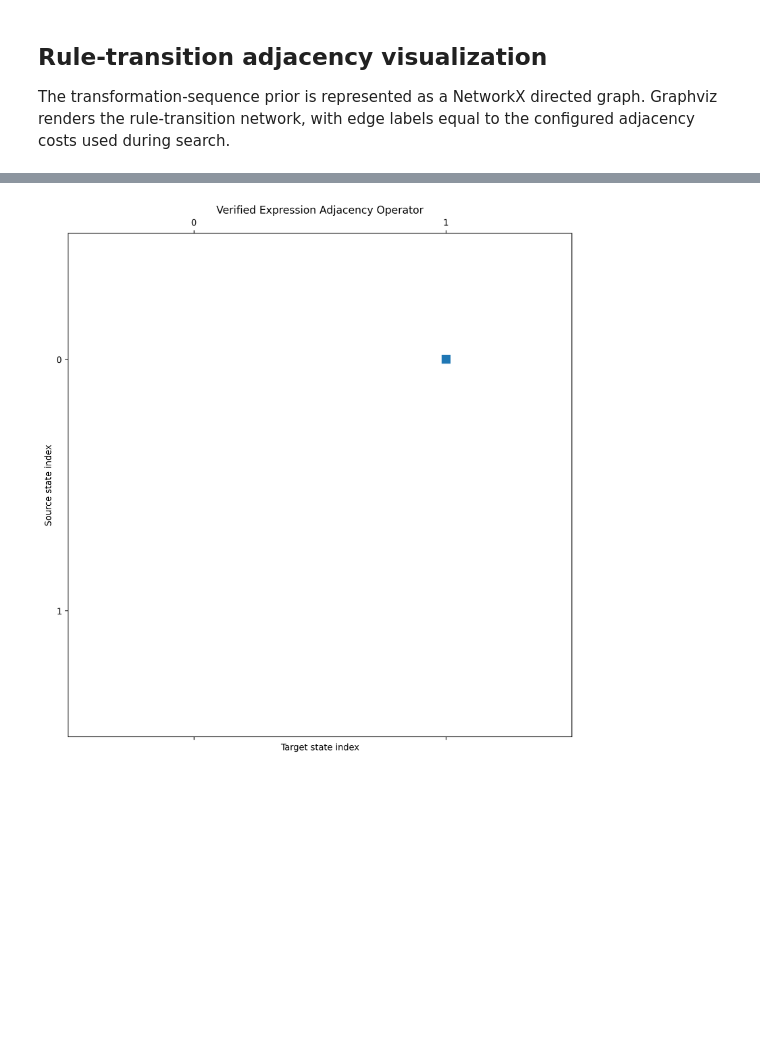
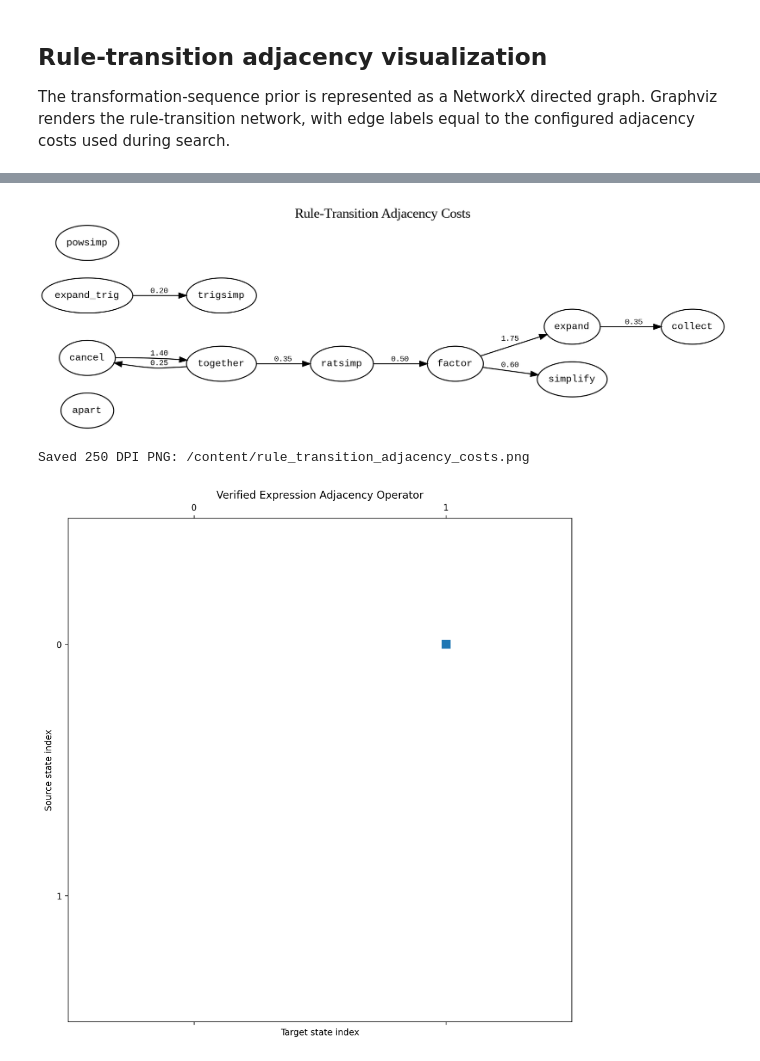
Before and after one commit to OJB-Quantum/Notebooks-for-Ideas, a Jupyter notebook: Automated_Mathematical_Derivation_Engine_Adjacency_in_Colab.ipynb, the cells around one changed output, grey strips where cells are left out. Saved outputs shown, nothing was run; the diff lists cells and outputs as text; code cells hidden in the pictures; blank space fills up the shorter version.

```diff
--- a/Automated_Mathematical_Derivation_Engine_Adjacency_in_Colab.ipynb
+++ b/Automated_Mathematical_Derivation_Engine_Adjacency_in_Colab.ipynb
@@ -1347,8 +1370,23 @@ GPU sparse reachable states: 2
 
 The transformation-sequence prior is represented as a NetworkX directed graph. Graphviz renders the rule-transition network, with edge labels equal to the configured adjacency costs used during search.
 # %%
-"""Render rule-transition adjacency with NetworkX and Graphviz."""
+"""Render rule-transition adjacency as a downloadable 250 DPI PNG."""
 
+from io import BytesIO
+from pathlib import Path
+
+from google.colab import files
+from IPython.display import Image, display
+
+# ============================================================
+# Control knobs
+# ============================================================
+RULE_GRAPH_DPI = 250
+RULE_GRAPH_PNG_FILENAME = "rule_transition_adjacency_costs.png"
+
+# ============================================================
+# Build the rule-transition graph
+# ============================================================
 rule_transition_graph = nx.DiGraph()
 
 rule_names = set(PERMITTED_RULES)
@@ -1359,22 +1397,33 @@ for source_rule, target_rule in RULE_TRANSITION_COSTS:
 for rule_name in sorted(rule_names):
     rule_transition_graph.add_node(rule_name)
 
-for (source_rule, target_rule), transition_cost in RULE_TRANSITION_COSTS.items():
+for (
+    source_rule,
+    target_rule
+), transition_cost in RULE_TRANSITION_COSTS.items():
     rule_transition_graph.add_edge(
         source_rule,
         target_rule,
         transition_cost=float(transition_cost),
     )
 
+# ============================================================
+# Construct display labels
+# ============================================================
 rule_edge_labels = {
     (source, target): f"{data['transition_cost']:.2f}"
-    for source, target, data in rule_transition_graph.edges(data=True)
+    for source, target, data
+    in rule_transition_graph.edges(data=True)
 }
+
 rule_node_labels = {
     node: node
     for node in rule_transition_graph.nodes
 }
 
+# ============================================================
+# Render with NetworkX + Graphviz
+# ============================================================
 rule_transition_dot, rule_transition_view = render_networkx_graph(
     rule_transition_graph,
     title="Rule-Transition Adjacency Costs",
@@ -1382,6 +1431,21 @@ rule_transition_dot, rule_transition_view = render_networkx_graph(
     edge_labels=rule_edge_labels,
     rankdir="LR",
 )
-rule_transition_svg = rule_transition_dot.pipe(format=GRAPHVIZ_FORMAT)
-display(SVG(rule_transition_svg))
+
+# Explicitly enforce 250 DPI for this rendered graph.
+rule_transition_dot.attr(dpi=str(RULE_GRAPH_DPI))
+
+# ============================================================
+# In-memory PNG render
+# ============================================================
+rule_transition_png = rule_transition_dot.pipe(format="png")
+rule_transition_buffer = BytesIO(rule_transition_png)
+
+# Display the exact in-memory PNG.
+display(Image(data=rule_transition_buffer.getvalue()))
+
+# Retain the DOT representation for reproducible rendering.
+RULE_TRANSITION_DOT_SOURCE = rule_transition_dot.source
+
+print(f"Saved 250 DPI PNG: {output_path.resolve()}")
 # %% [output]
@@ -1389,3 +1452,5 @@ display(SVG(rule_transition_svg))
+[figure, added]
+Saved 250 DPI PNG: /content/rule_transition_adjacency_costs.png
 # %%
 """Visualize the sparsity pattern of the expression adjacency operator."""
 
```
Also changed, not shown: parts of 6 cells of this notebook.
